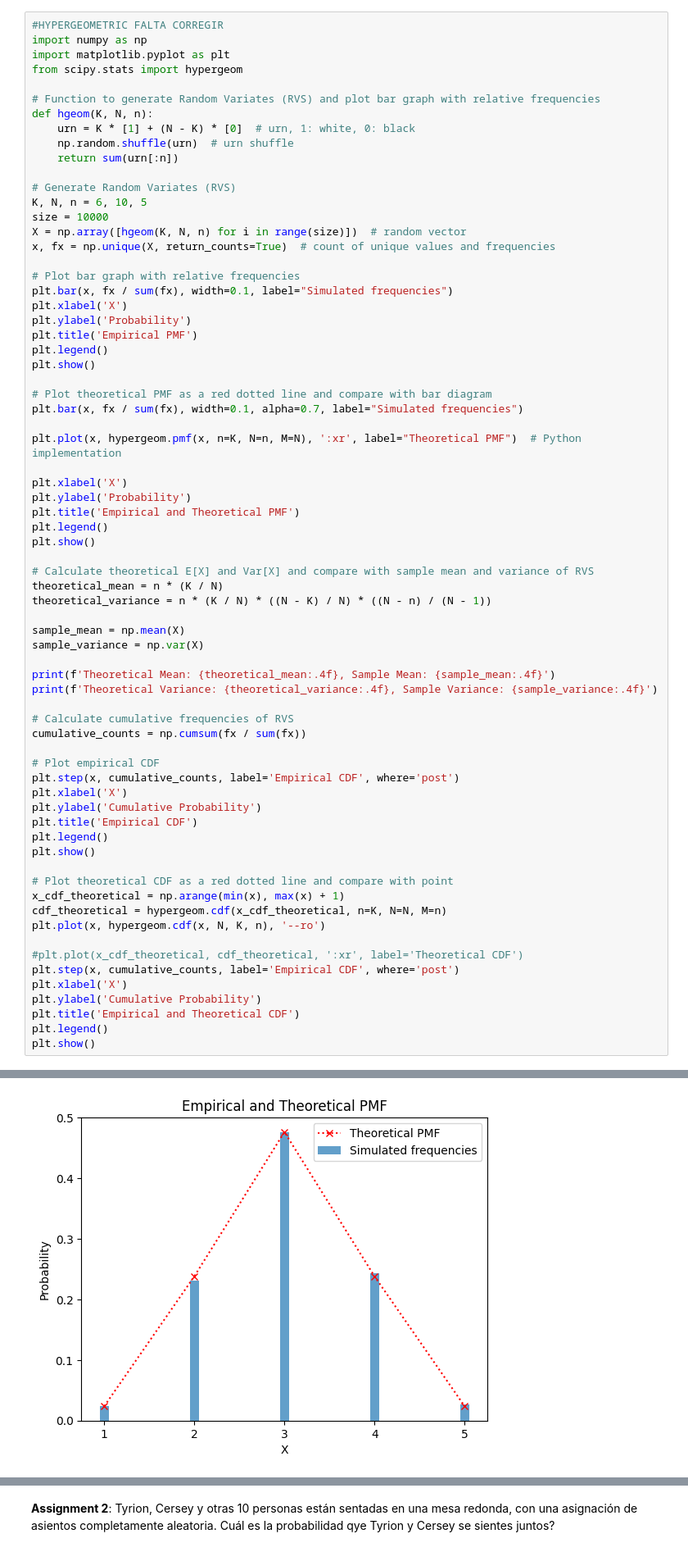
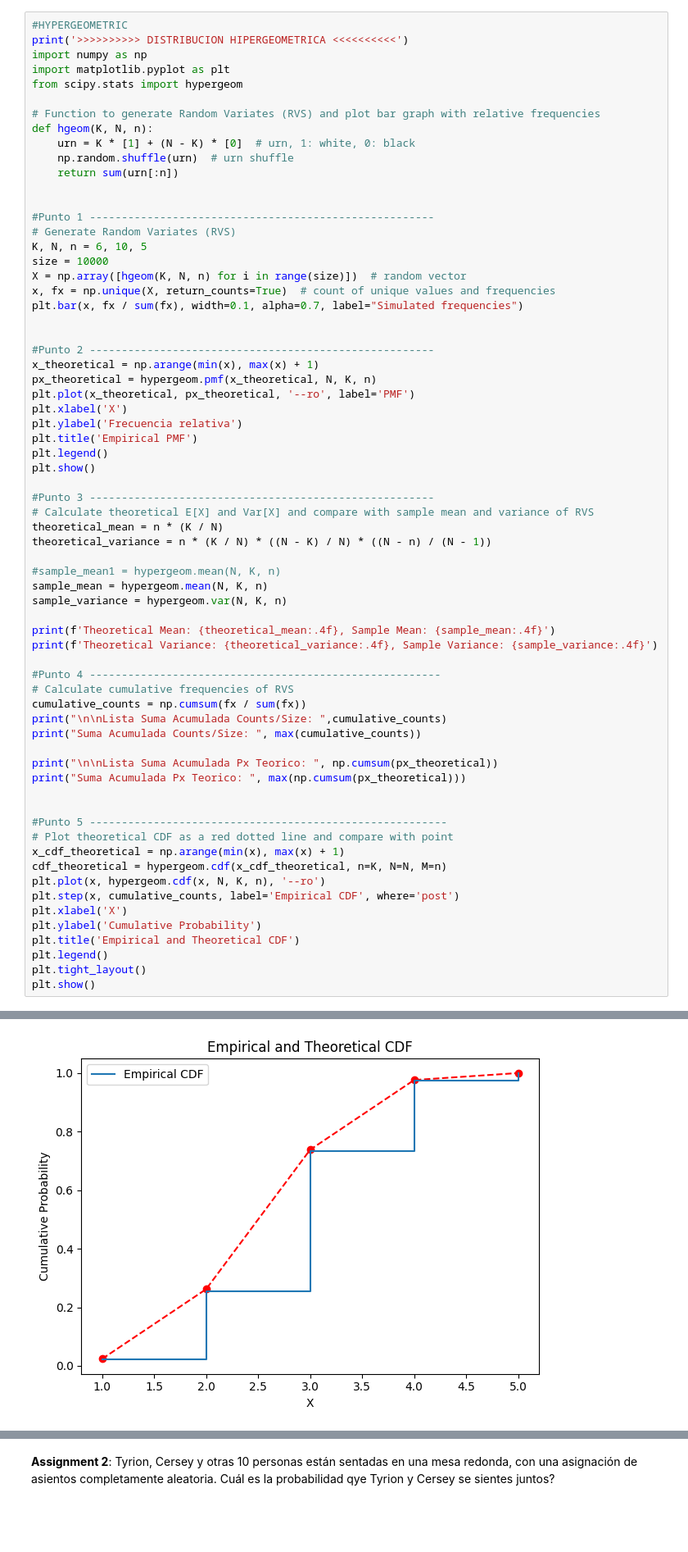
Before and after one commit to CHACHO617/Taller1ModelosYSimulacoin, a Jupyter notebook: Taller 5.ipynb, the cells around one changed output, grey strips where cells are left out. Shown at 82% size. Cells and saved outputs as stored; diff of their text form; blank space fills up the shorter version.

```diff
--- a/Taller 5.ipynb
+++ b/Taller 5.ipynb
@@ -1020,5 +1033,6 @@ Theoretical Variance: 6.0000, Sample Variance: 5.7342
 # %%
-#HYPERGEOMETRIC FALTA CORREGIR
+#HYPERGEOMETRIC
+print('>>>>>>>>>> DISTRIBUCION HIPERGEOMETRICA <<<<<<<<<<')
 import numpy as np
 import matplotlib.pyplot as plt
 from scipy.stats import hypergeom
@@ -1029,62 +1043,58 @@ def hgeom(K, N, n):
     np.random.shuffle(urn)  # urn shuffle
     return sum(urn[:n])
 
+
+#Punto 1 ------------------------------------------------------
 # Generate Random Variates (RVS)
 K, N, n = 6, 10, 5
 size = 10000
 X = np.array([hgeom(K, N, n) for i in range(size)])  # random vector
 x, fx = np.unique(X, return_counts=True)  # count of unique values and frequencies
+plt.bar(x, fx / sum(fx), width=0.1, alpha=0.7, label="Simulated frequencies")
 
-# Plot bar graph with relative frequencies
-plt.bar(x, fx / sum(fx), width=0.1, label="Simulated frequencies")
+
+#Punto 2 ------------------------------------------------------
+x_theoretical = np.arange(min(x), max(x) + 1)
+px_theoretical = hypergeom.pmf(x_theoretical, N, K, n)
+plt.plot(x_theoretical, px_theoretical, '--ro', label='PMF')
 plt.xlabel('X')
-plt.ylabel('Probability')
+plt.ylabel('Frecuencia relativa')
 plt.title('Empirical PMF')
 plt.legend()
 plt.show()
 
-# Plot theoretical PMF as a red dotted line and compare with bar diagram
-plt.bar(x, fx / sum(fx), width=0.1, alpha=0.7, label="Simulated frequencies")
-
-plt.plot(x, hypergeom.pmf(x, n=K, N=n, M=N), ':xr', label="Theoretical PMF")  # Python implementation
-
-plt.xlabel('X')
-plt.ylabel('Probability')
-plt.title('Empirical and Theoretical PMF')
-plt.legend()
-plt.show()
-
+#Punto 3 ------------------------------------------------------
 # Calculate theoretical E[X] and Var[X] and compare with sample mean and variance of RVS
 theoretical_mean = n * (K / N)
 theoretical_variance = n * (K / N) * ((N - K) / N) * ((N - n) / (N - 1))
 
-sample_mean = np.mean(X)
-sample_variance = np.var(X)
+#sample_mean1 = hypergeom.mean(N, K, n)
+sample_mean = hypergeom.mean(N, K, n)
+sample_variance = hypergeom.var(N, K, n)
 
 print(f'Theoretical Mean: {theoretical_mean:.4f}, Sample Mean: {sample_mean:.4f}')
 print(f'Theoretical Variance: {theoretical_variance:.4f}, Sample Variance: {sample_variance:.4f}')
 
+#Punto 4 -------------------------------------------------------
 # Calculate cumulative frequencies of RVS
 cumulative_counts = np.cumsum(fx / sum(fx))
+print("\n\nLista Suma Acumulada Counts/Size: ",cumulative_counts)
+print("Suma Acumulada Counts/Size: ", max(cumulative_counts))
 
-# Plot empirical CDF
-plt.step(x, cumulative_counts, label='Empirical CDF', where='post')
-plt.xlabel('X')
-plt.ylabel('Cumulative Probability')
-plt.title('Empirical CDF')
-plt.legend()
-plt.show()
+print("\n\nLista Suma Acumulada Px Teorico: ", np.cumsum(px_theoretical))
+print("Suma Acumulada Px Teorico: ", max(np.cumsum(px_theoretical)))
 
+
+#Punto 5 --------------------------------------------------------
 # Plot theoretical CDF as a red dotted line and compare with point
 x_cdf_theoretical = np.arange(min(x), max(x) + 1)
 cdf_theoretical = hypergeom.cdf(x_cdf_theoretical, n=K, N=N, M=n)
 plt.plot(x, hypergeom.cdf(x, N, K, n), '--ro')
-
-#plt.plot(x_cdf_theoretical, cdf_theoretical, ':xr', label='Theoretical CDF')
 plt.step(x, cumulative_counts, label='Empirical CDF', where='post')
 plt.xlabel('X')
 plt.ylabel('Cumulative Probability')
 plt.title('Empirical and Theoretical CDF')
 plt.legend()
+plt.tight_layout()
 plt.show()
 # %% [output]
@@ -1092 +1113 @@ plt.show()
-[figure, old version]
+[figure, new version]
```
Also changed, not shown: parts of 17 cells of this notebook.
